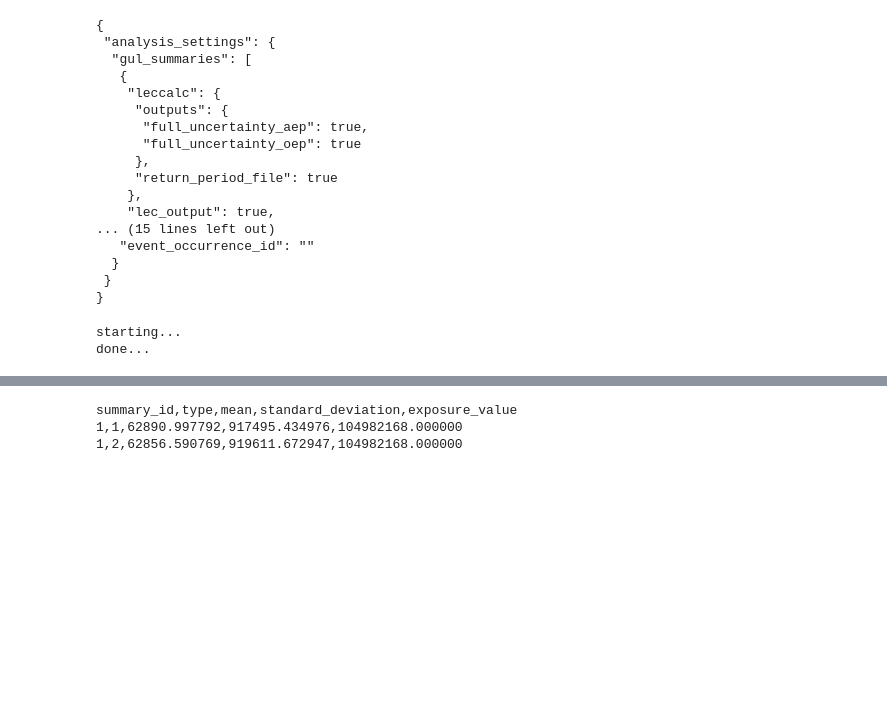
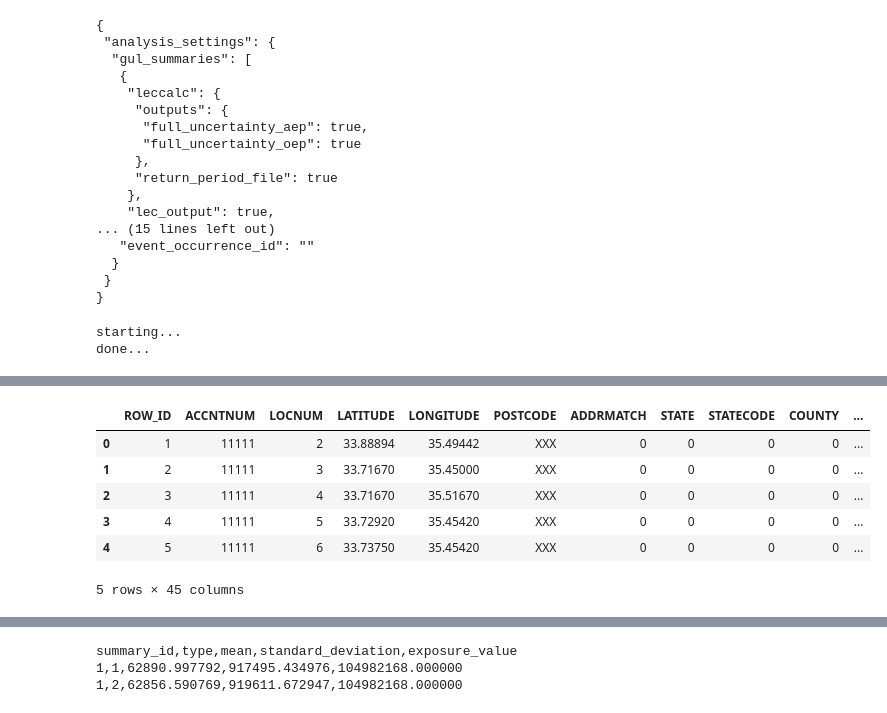
Before and after one commit to OasisLMF/ZurichWorkshop2018, a Jupyter notebook: excercise2.ipynb, the cells around one changed output, grey strips where cells are left out. Drawn from its saved outputs; the diff is of its cells as text; code cells hidden in the pictures; blank space fills up the shorter version.

```diff
--- a/excercise2.ipynb
+++ b/excercise2.ipynb
@@ -376,2 +376,14 @@ COMPLETED: oasislmf.model_execution.runner.run in 2.81s
 
 Loss outputs generated in /tmp/analysis_test/output
+# %%
+analysis_directory = "/tmp/analysis_test"
+all_dictionary = pd.read_csv(os.path.join(analysis_directory, "tmp", "canexp-20180709132014.csv"))
+all_dictionary.head()
+# %% [output]
+|  | ROW_ID | ACCNTNUM | LOCNUM | LATITUDE | LONGITUDE | POSTCODE | ADDRMATCH | STATE | STATECODE | COUNTY | ... |
+| 0 | 1 | 11111 | 2 | 33.88894 | 35.49442 | XXX | 0 | 0 | 0 | 0 | ... |
+| 1 | 2 | 11111 | 3 | 33.71670 | 35.45000 | XXX | 0 | 0 | 0 | 0 | ... |
+| 2 | 3 | 11111 | 4 | 33.71670 | 35.51670 | XXX | 0 | 0 | 0 | 0 | ... |
+| 3 | 4 | 11111 | 5 | 33.72920 | 35.45420 | XXX | 0 | 0 | 0 | 0 | ... |
+| 4 | 5 | 11111 | 6 | 33.73750 | 35.45420 | XXX | 0 | 0 | 0 | 0 | ... |
+5 rows × 45 columns
```
Also changed, not shown: parts of 6 cells of this notebook.
